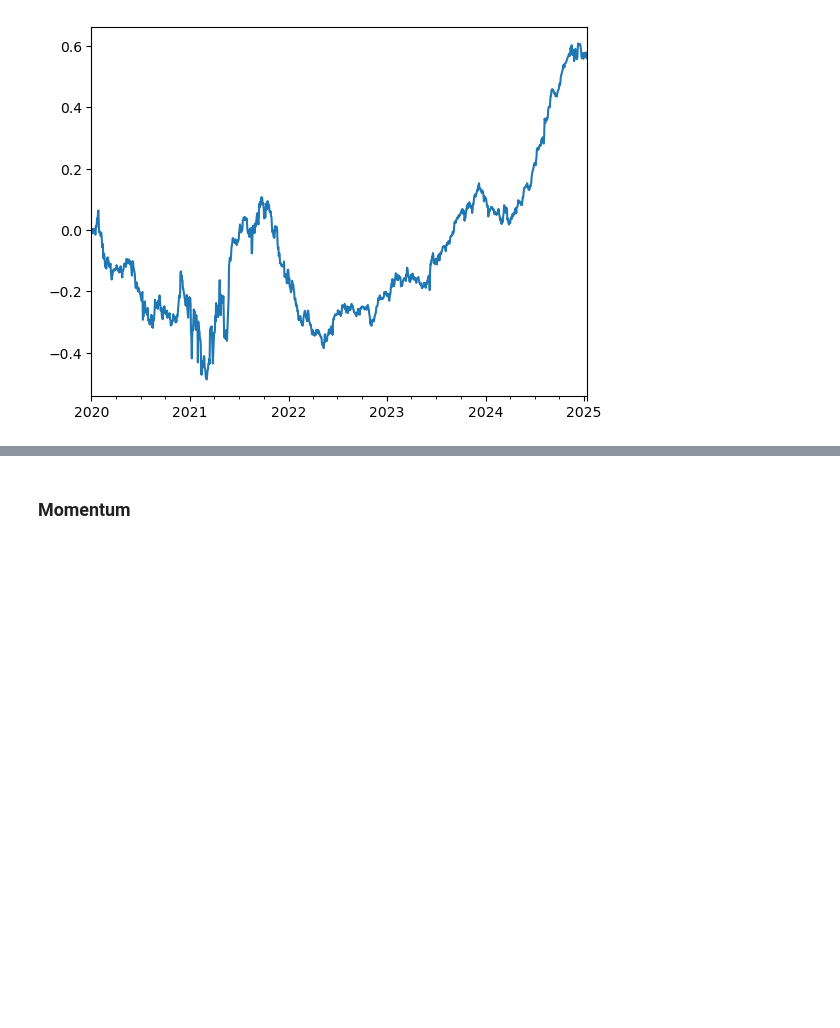
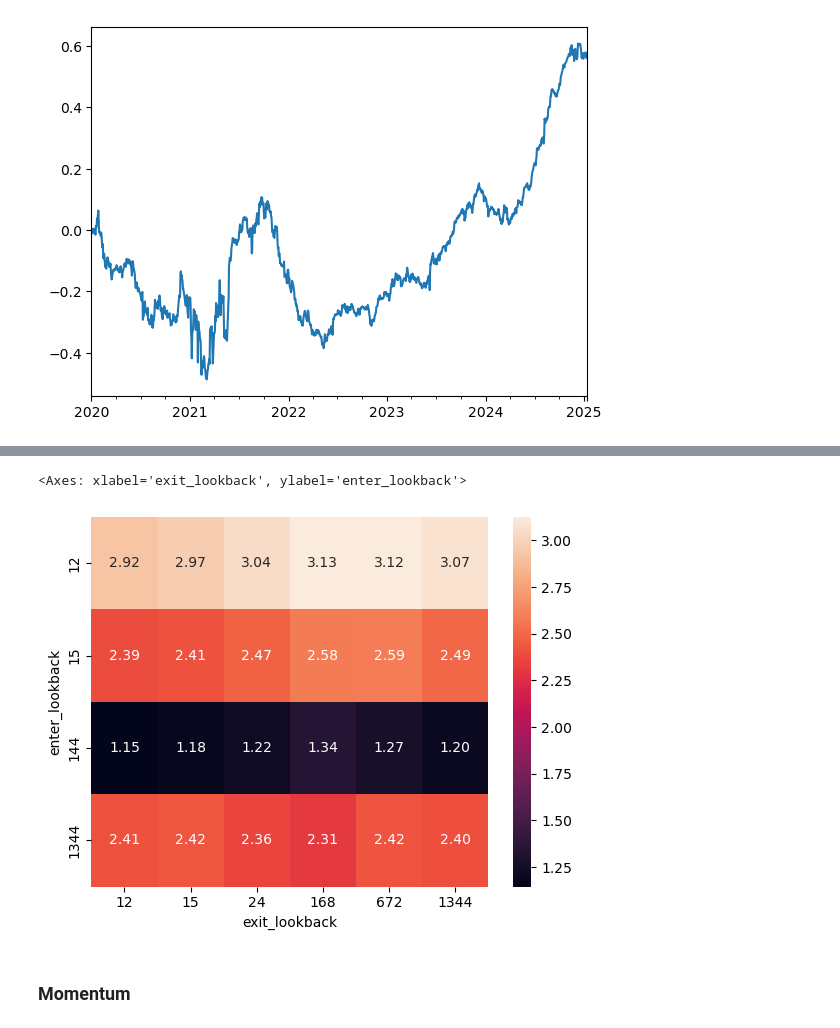
Before and after one commit to jofu-tofu/Trading-Bot, a Jupyter notebook: Uncon Backtest/BTC Layer 1 Basket.ipynb, the cells around one changed output, grey strips where cells are left out. Saved outputs shown, nothing was run; the diff lists cells and outputs as text; code cells hidden in the pictures; blank space fills up the shorter version.

```diff
--- a/Uncon Backtest/BTC Layer 1 Basket.ipynb
+++ b/Uncon Backtest/BTC Layer 1 Basket.ipynb
@@ -699,0 +777,20 @@ Sharpe Ratio:  0.44949087935594223
+# %%
+def zscore_reversal_long_gridsearch(ret):
+    enter_lookback = [12, 15, 144, 1344]
+    exit_lookback = [12, 15, 24, 168, 672, 1344]
+    enter_zscore = [-3.5, -3, -2.5]
+    exit_zscore = [0, 0.5, 1]
+    results = []
+
+    for i in enter_lookback:
+        for j in exit_lookback:
+            for k in enter_zscore:
+                for l in exit_zscore:
+                    if enter_zscore > exit_zscore:
+                        continue
+                    weightings = equal_weighting(zscore_reversal_long(ret,i,j,k,l))
+                    avg_to, sharpe, drawdown, drawdown_duration = to_sharpe(weightings, ret, plot = False)
+                    results.append((i,j,k,l,avg_to, sharpe, drawdown, drawdown_duration))
+    df = pd.DataFrame(results, columns = ['enter_lookback','exit_lookback','enter_zscore','exit_zscore','avg_to','sharpe', "drawdown", "drawdown_duration (days)"])
+    return df
+results = zscore_reversal_long_gridsearch(layer1_binance_ret)
@@ -700,3 +817,9 @@ Sharpe Ratio:  0.44949087935594223
+# %%
+import seaborn as sns
+sns.heatmap(results.pivot_table(index='enter_lookback', columns='exit_lookback', values='sharpe'), annot=True, fmt=".2f")
+# %% [output]
+<Axes: xlabel='exit_lookback', ylabel='enter_lookback'>
+[figure, added]
 # %% [markdown]
 ### Momentum
 # %% [markdown]
```
Also changed, not shown: parts of 15 cells of this notebook, 1 other file.
